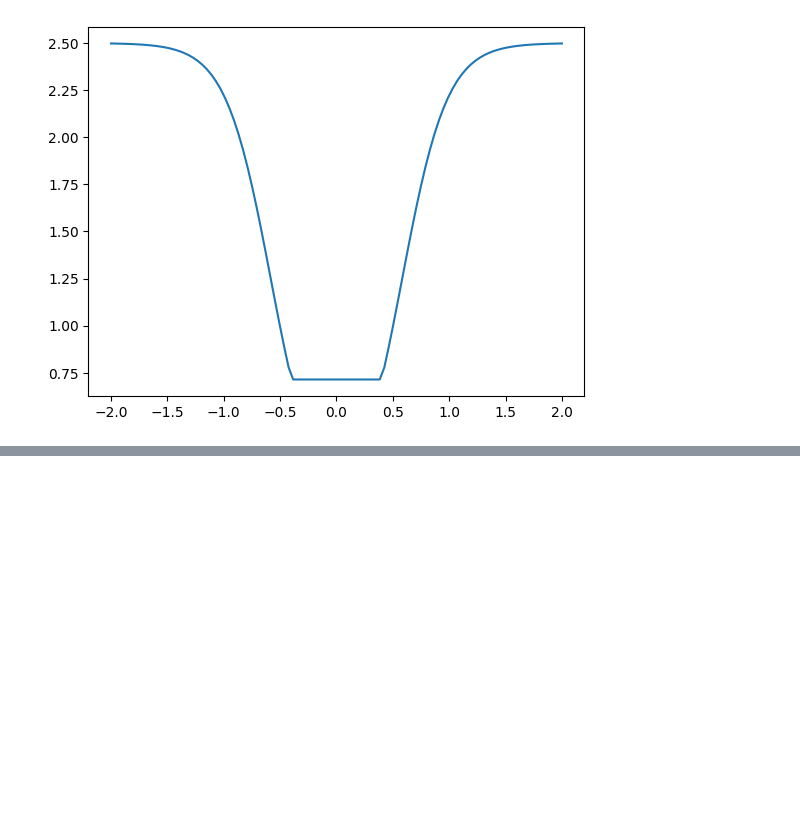
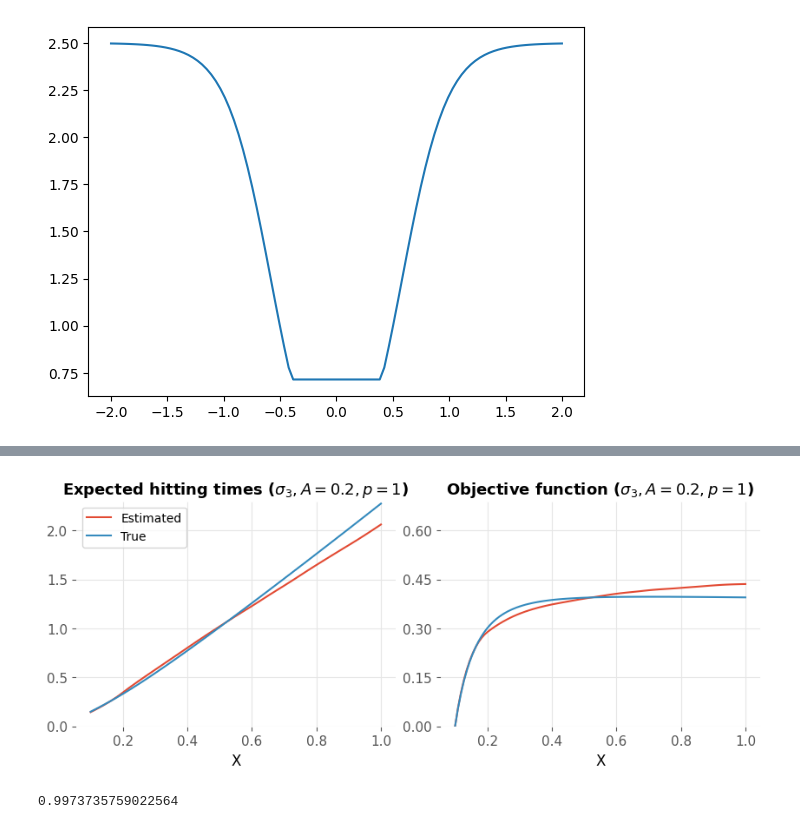
Before and after one commit to RasmusBrostroem/Data-driven-algorithms-for-Impulse-control-problem-Thesis, a Jupyter notebook: TestingDiffusionCoefficients.ipynb, the cells around one changed output, grey strips where cells are left out. Cells and saved outputs as stored; diff of their text form; code cells hidden in the pictures; blank space fills up the shorter version.

```diff
--- a/TestingDiffusionCoefficients.ipynb
+++ b/TestingDiffusionCoefficients.ipynb
@@ -363,0 +494,6 @@ sig(0.7)
+# %%
+T = 1000
+data, t = diffProces.EulerMaruymaMethod(T, 0.01, 0)
+
+dataStrat.bandwidth = 1/np.sqrt(T)
+dataStrat.fit(data)
@@ -363,0 +509,59 @@ sig(0.7)
+# %%
+vals = np.linspace(optStrat.y1, optStrat.zeta, 100)
+
+gs = [r(x) for x in vals]
+est_xis = [dataStrat.xi_eval(x) for x in vals]
+xis = [diffProces.xi(x) for x in vals]
+est_obj = [g/est_xi for g,est_xi in zip(gs, est_xis)]
+obj = [g/xi for g,xi in zip(gs, xis)]
+# %%
+# Define colors for each drift function
+colors = {
+    "0.2": "#66c2a5",
+    "0.4": "#fc8d62",
+    "0.6": "#8da0cb"
+}
+
+fig, ax = plt.subplots(1,2,figsize=(8.3, 3.4), constrained_layout=True)
+
+ax[0].plot(vals, est_xis, label="Estimated")
+ax[0].plot(vals, xis, label="True")
+ax[0].set_title(r"Expected hitting times ($\sigma_3, A=0.2, p=1$)", fontsize=13, fontweight="bold")
+ax[0].tick_params(axis='both', which='major', labelsize=11)
+ax[0].tick_params(axis='both', which='minor', labelsize=11)
+ax[0].set_xlabel("X")
+ax[0].legend()
+ax[0].set_ylim([0, 2.3])
+ax[0].set_yticks([0.0, 0.5, 1.0, 1.5, 2.0])
+
+ax[1].plot(vals, est_obj, label="Estimated")
+ax[1].plot(vals, obj, label="True")
+ax[1].set_title(r"Objective function ($\sigma_3, A=0.2, p=1$)", fontsize=13, fontweight="bold")
+ax[1].ticklabel_format(style="plain")
+ax[1].tick_params(axis='both', which='major', labelsize=11)
+ax[1].tick_params(axis='both', which='minor', labelsize=11)
+ax[1].set_xlabel("X")
+#ax[1].legend()
+ax[1].set_ylim([0, 0.69])
+ax[1].set_yticks([0.0, 0.15, 0.3, 0.45, 0.6])
+
+# Create custom legend for line styles
+# line_style_solid = mlines.Line2D([], [], linestyle='-', color='black', label=r'$\sigma_2$')
+# line_style_dashed = mlines.Line2D([], [], linestyle='--', color='black', label=r'$\sigma_3$')
+# legend_style = ax[0].legend(handles=[line_style_solid, line_style_dashed], loc='upper right', title='Sigma')
+# ax[0].add_artist(legend_style)
+
+# # Create custom legend for colors
+# color_legend_elements = [mlines.Line2D([], [], color=colors[str(A)], label=f"{A}") for A in As]
+# legend_color = ax[1].legend(handles=color_legend_elements, loc='upper left', title='A')
+# ax[1].add_artist(legend_color)
+#ax[1].set_ylim([0, 15])
+#plt.tight_layout()
+plt.savefig(r'C:\Users\razz_\OneDrive - Aarhus Universitet\UNI\DataVidenskab\10. Semester\Images\DiffusionCoefficient\HittingTimesAndObjFuncSigma3.pdf')
+plt.show()
+# %% [output]
+[figure, added]
+# %%
+dataStrat.estimate_threshold()
+# %% [output]
+0.9973735759022564
```
Also changed, not shown: parts of 12 cells of this notebook.
